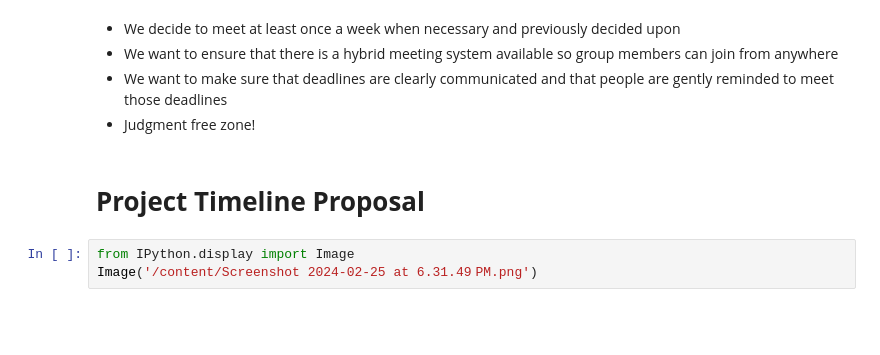
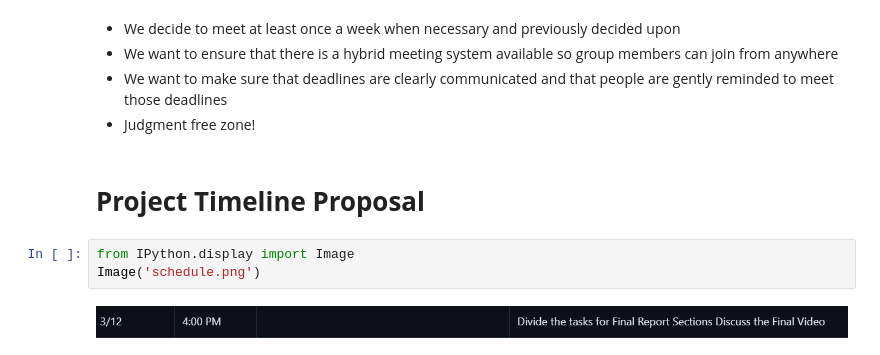
Before and after one commit to COGS108/Group080_WI24, a Jupyter notebook: EDACheckpoint_Group080_WI24.ipynb, the cells around one changed output. Drawn from its saved outputs; the diff is of its cells as text; blank space fills up the shorter version.

```diff
--- a/EDACheckpoint_Group080_WI24.ipynb
+++ b/EDACheckpoint_Group080_WI24.ipynb
@@ -879,4 +1065,6 @@ information accessable from Kaggle to avoid issues with privacy. Since this is a
 # **Project Timeline Proposal**
 # %%
 from IPython.display import Image
-Image('/content/Screenshot 2024-02-25 at 6.31.49 PM.png')
+Image('schedule.png')
+# %% [output]
+[figure, added]
```
Also changed, not shown: parts of 26 cells of this notebook.
